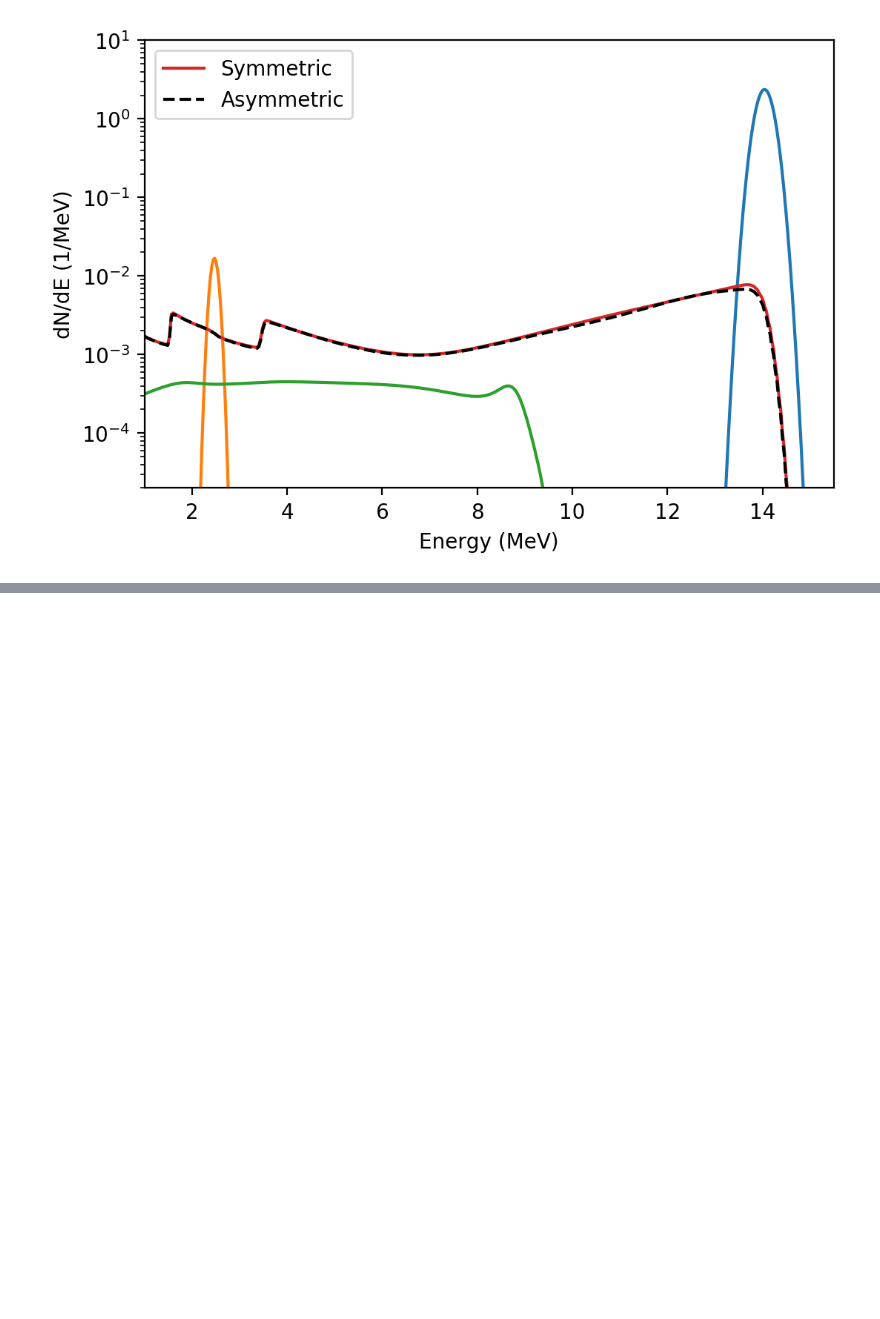
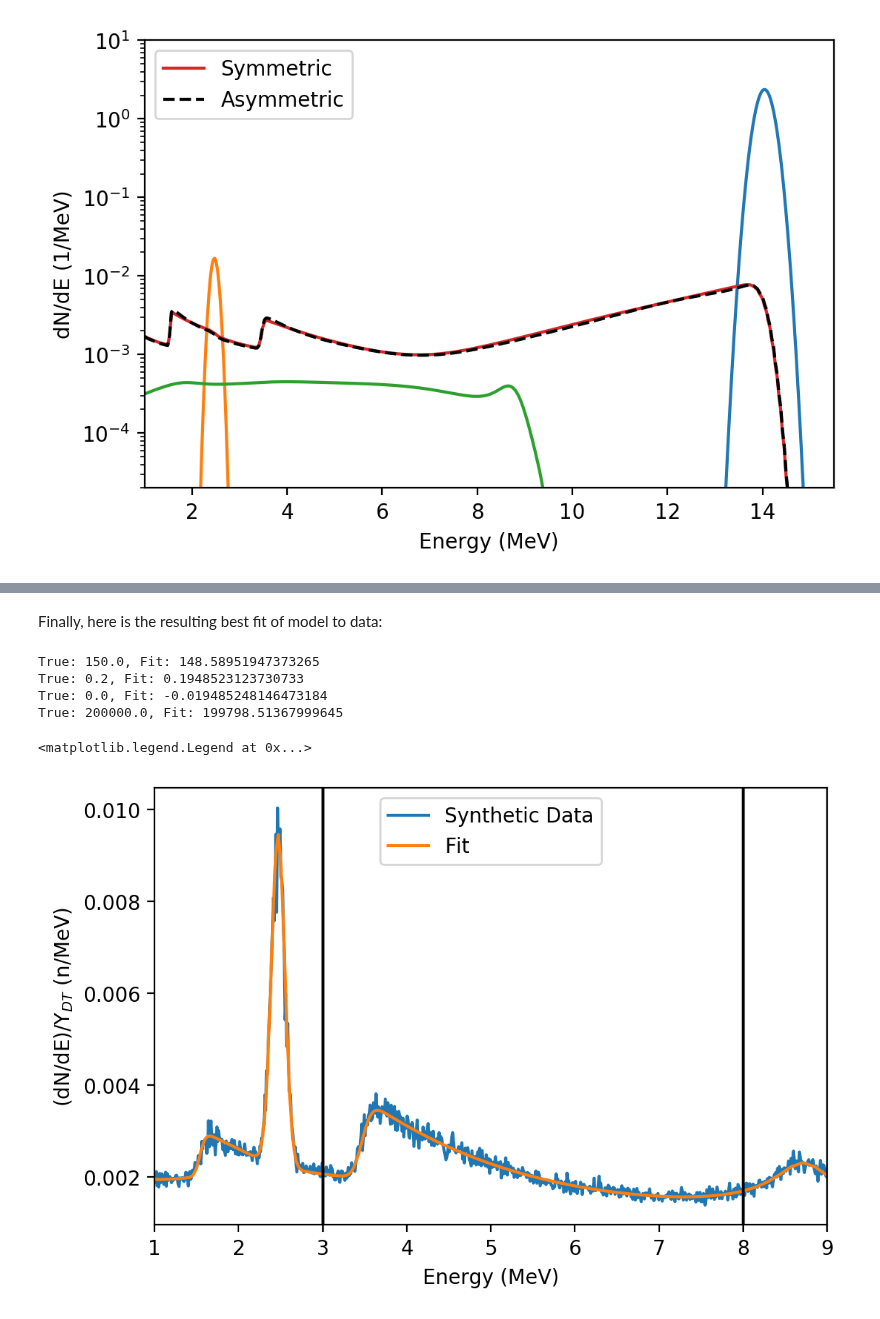
Before and after one commit to aidancrilly/NeSST, a Jupyter notebook: example/NeSST Guide.ipynb, the cells around one changed output, grey strips where cells are left out. Saved outputs shown, nothing was run; the diff lists cells and outputs as text; code cells hidden in the pictures; blank space fills up the shorter version.

```diff
--- a/example/NeSST Guide.ipynb
+++ b/example/NeSST Guide.ipynb
@@ -340,0 +411,34 @@ Text(0, 0.5, 'dN/dE (1/MeV)')
+# %% [markdown]
+Finally, here is the resulting best fit of model to data:
+# %%
+plt.figure(dpi=200)
+
+# We don't know the areal density, mode 1 amplitude, and edge parameters
+initial_guess = [150.0,0.0,0.0e3,100e3]
+# We know the fuel fractions and DT yield
+params = [0.7,0.3,1.0]
+bounds = ((0.0,np.inf),(-0.5,0.5),(-np.inf,np.inf),(50e3,np.inf))
+
+soln,loss_soln,loss_init = fit_maximum_a_posterior(E_data,data,DT_spec_fit.model,fit_range
+                                                   ,initial_guess,params,0.05,bounds)
+
+true_values = [rhoL,P1,vbar,dv]
+for i in range(len(true_values)):
+    print("True: {}, Fit: {}".format(true_values[i],soln.x[i]))
+
+plt.plot(E_data,data,label='Synthetic Data')
+plt.plot(E_data,DT_spec_fit.model(E_data,*soln.x,*params),label='Fit')
+
+plt.axvline(3.0,c='k')
+plt.axvline(8.0,c='k')
+plt.xlim(1,9)
+plt.xlabel("Energy (MeV)")
+plt.ylabel(r"(dN/dE)/Y$_{DT}$ (n/MeV)")
+plt.legend()
+# %% [output]
+True: 150.0, Fit: 148.58951947373265
+True: 0.2, Fit: 0.1948523123730733
+True: 0.0, Fit: -0.019485248146473184
+True: 200000.0, Fit: 199798.51367999645
+<matplotlib.legend.Legend at 0x...>
+[figure, added]
```
Also changed, not shown: parts of 44 cells of this notebook, 5 other files.
